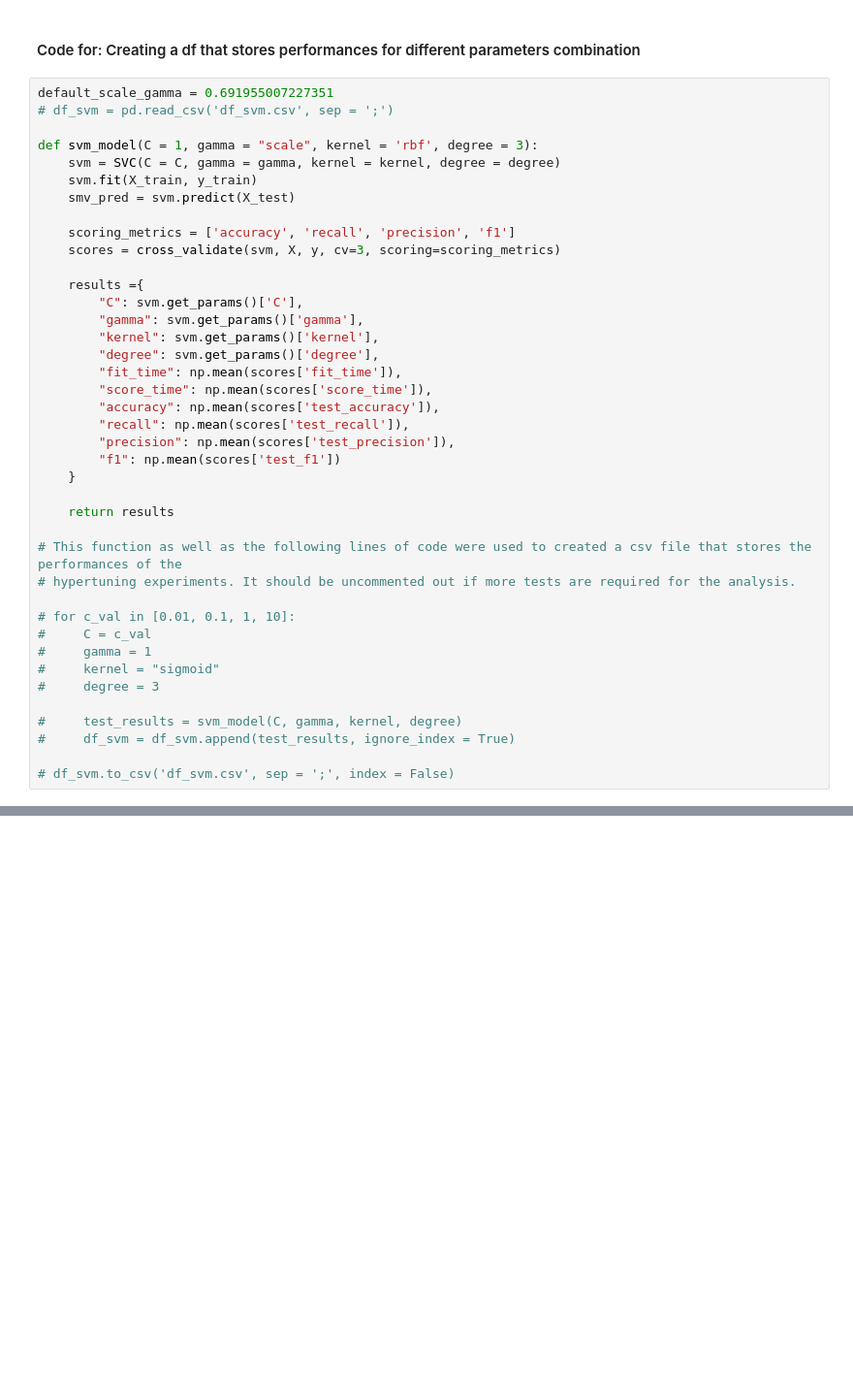
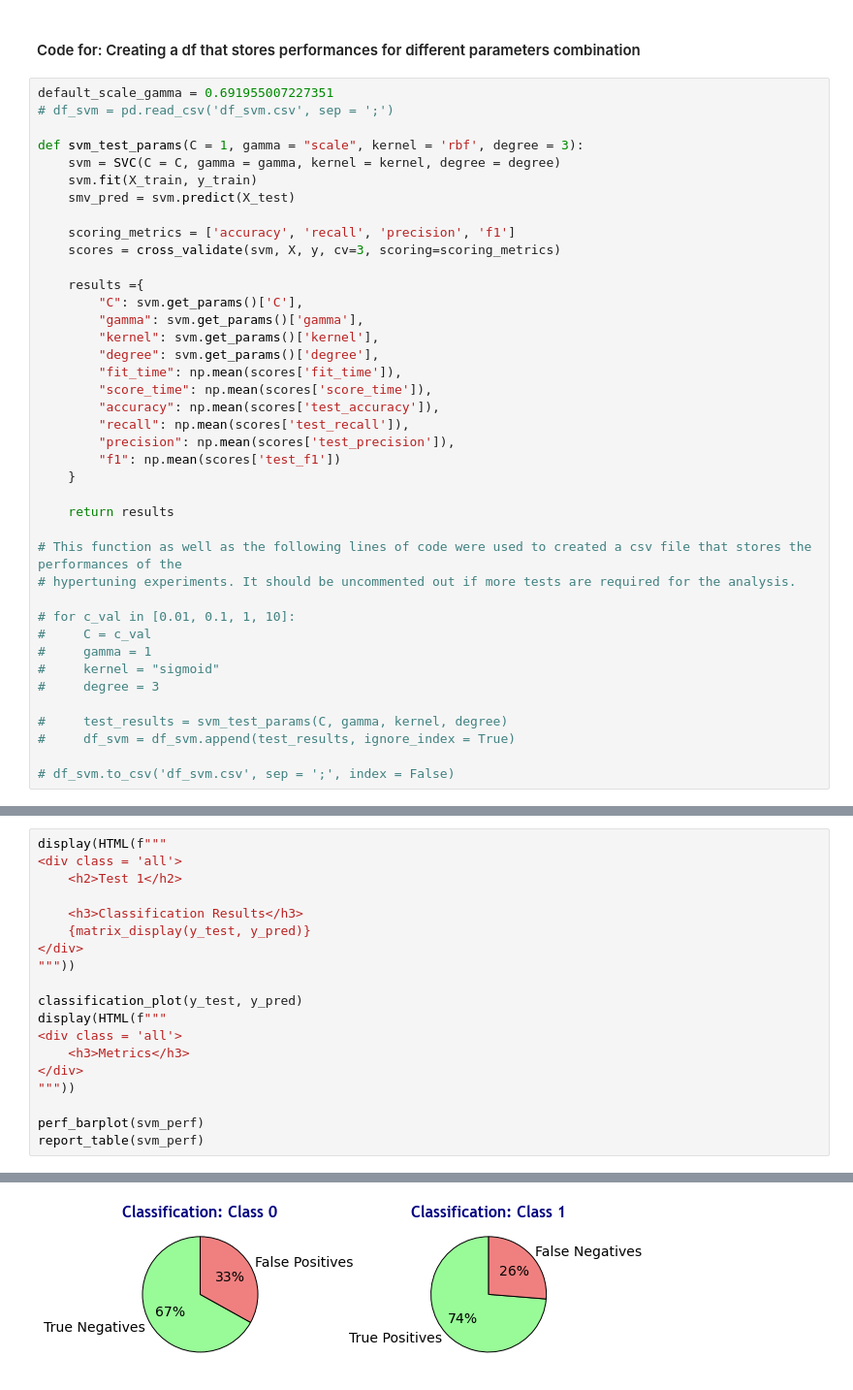
Before and after one commit to lucas-lfp/heart-shaped-box__Machine-Learning-SVM-classifier, a Jupyter notebook: CVD_p3.ipynb, the cells around one changed output, grey strips where cells are left out. Shown at 97% size. Cells and saved outputs as stored; diff of their text form; blank space fills up the shorter version.

```diff
--- a/CVD_p3.ipynb
+++ b/CVD_p3.ipynb
@@ -1296,7 +1416,7 @@ display(X_train.tail())
 default_scale_gamma = 0.691955007227351
 # df_svm = pd.read_csv('df_svm.csv', sep = ';')
 
-def svm_model(C = 1, gamma = "scale", kernel = 'rbf', degree = 3):
+def svm_test_params(C = 1, gamma = "scale", kernel = 'rbf', degree = 3):
     svm = SVC(C = C, gamma = gamma, kernel = kernel, degree = degree)
     svm.fit(X_train, y_train)
     smv_pred = svm.predict(X_test)
@@ -1328,7 +1448,7 @@ def svm_model(C = 1, gamma = "scale", kernel = 'rbf', degree = 3):
 #     kernel = "sigmoid"
 #     degree = 3
 
-#     test_results = svm_model(C, gamma, kernel, degree)
+#     test_results = svm_test_params(C, gamma, kernel, degree)
 #     df_svm = df_svm.append(test_results, ignore_index = True)
 
 # df_svm.to_csv('df_svm.csv', sep = ';', index = False)
@@ -3831,0 +2076,20 @@ cv_scores.mean()
+# %%
+display(HTML(f"""
+<div class = 'all'>
+    <h2>Test 1</h2>
+
+    <h3>Classification Results</h3>
+    {matrix_display(y_test, y_pred)}
+</div>
+"""))
+
+classification_plot(y_test, y_pred)
+display(HTML(f"""
+<div class = 'all'>
+    <h3>Metrics</h3>
+</div>
+"""))
+
+perf_barplot(svm_perf)
+report_table(svm_perf)
+# %% [output]
@@ -3831,0 +2105 @@ cv_scores.mean()
+[figure, added]
```
Also changed, not shown: parts of 142 cells of this notebook.
